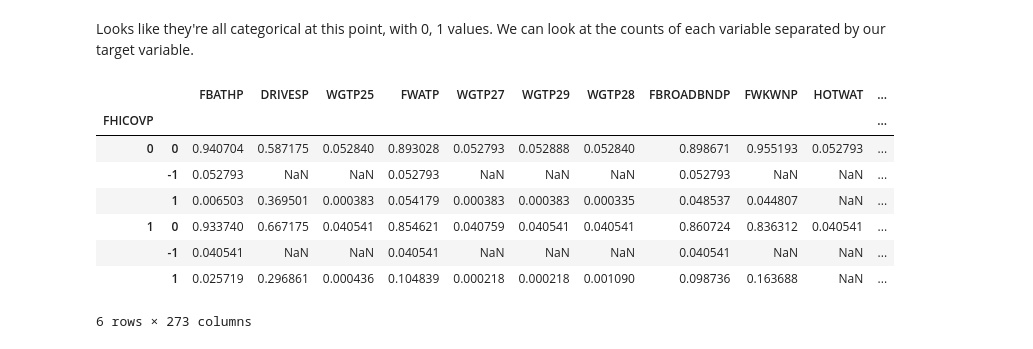
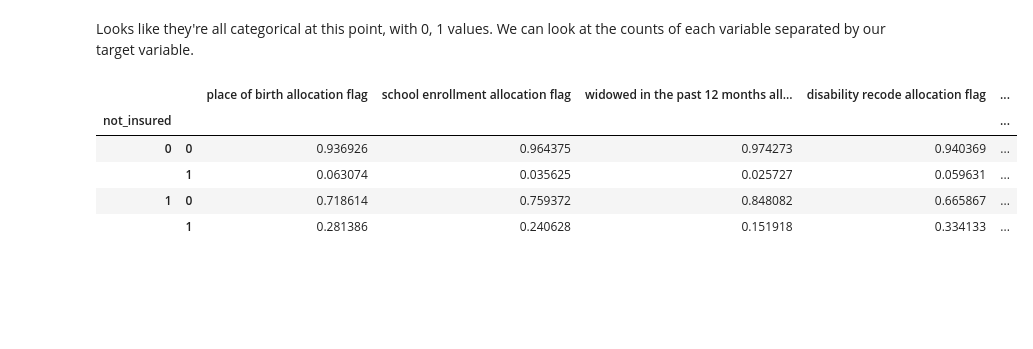
Before and after one commit to kadougherty/census_healthinsurance, a Jupyter notebook: census_healthinsurance_eda.ipynb, the cells around one changed output. Drawn from its saved outputs; the diff is of its cells as text; code cells hidden in the pictures; blank space fills up the shorter version.

```diff
--- a/census_healthinsurance_eda.ipynb
+++ b/census_healthinsurance_eda.ipynb
@@ -436,6 +436,21 @@ print(ndf.shape)
 ndf.shape
 ndf.rename(columns={'FHICOVP':'not_insured'},inplace=True)
 datatype.rename(index={'FHICOVP':'not_insured'},inplace=True)
+
+for column in ndf:
+    if column == 'not_insured':
+        continue
+    else:
+        ndf.rename(columns={column:codedict[column]},inplace=True)
+# %%
+for index in datatype.index:
+    if index == 'not_insured':
+        continue
+    else:
+        ndf.rename(index={index:codedict[index]},inplace=True)
+# %%
+ndf['insured']=ndf['not_insured'].map({0:1,1:0})
+ndf.drop(columns=['not_insured'],inplace=True)
 # %%
 # save new data frame and predictors_df:
 new_df_fname = os.path.join(datadir,'allstates_subsample' + str(nsamples) + '_select_columns.csv')
@@ -484,20 +481,17 @@ array([CategoricalDtype(categories=[0, 1], ordered=False)], dtype=object)
 # %% [markdown]
 Looks like they're all categorical at this point, with 0, 1 values. We can look at the counts of each variable separated by our target variable.
 # %%
-df1 = pd.DataFrame(columns=df.columns)
-df2 = pd.DataFrame(columns=df.columns)
+df1 = pd.DataFrame(columns=ndf.columns)
+df2 = pd.DataFrame(columns=ndf.columns)
 
-for column in df.columns:
-    df1[column] = df.groupby(target)[column].value_counts(normalize=True)  # normalized counts
-    df2[column] = df.groupby(target)[column].value_counts(normalize=False) # counts
+for column in ndf.columns:
+    df1[column] = ndf.groupby('insured')[column].value_counts(normalize=True)  # normalized counts
+    df2[column] = ndf.groupby('insured')[column].value_counts(normalize=False) # counts
 df1.head(10)
 # %% [output]
-|  |  | FBATHP | DRIVESP | WGTP25 | FWATP | WGTP27 | WGTP29 | WGTP28 | FBROADBNDP | FWKWNP | HOTWAT | ... |
-| FHICOVP |  |  |  |  |  |  |  |  |  |  |  | ... |
-| 0 | 0 | 0.940704 | 0.587175 | 0.052840 | 0.893028 | 0.052793 | 0.052888 | 0.052840 | 0.898671 | 0.955193 | 0.052793 | ... |
-|  | -1 | 0.052793 | NaN | NaN | 0.052793 | NaN | NaN | NaN | 0.052793 | NaN | NaN | ... |
-|  | 1 | 0.006503 | 0.369501 | 0.000383 | 0.054179 | 0.000383 | 0.000383 | 0.000335 | 0.048537 | 0.044807 | NaN | ... |
-| 1 | 0 | 0.933740 | 0.667175 | 0.040541 | 0.854621 | 0.040759 | 0.040541 | 0.040541 | 0.860724 | 0.836312 | 0.040541 | ... |
-|  | -1 | 0.040541 | NaN | NaN | 0.040541 | NaN | NaN | NaN | 0.040541 | NaN | NaN | ... |
-|  | 1 | 0.025719 | 0.296861 | 0.000436 | 0.104839 | 0.000218 | 0.000218 | 0.001090 | 0.098736 | 0.163688 | NaN | ... |
+|  |  | place of birth allocation flag | school enrollment allocation flag | widowed in the past 12 months all... | disability recode allocation flag | ... |
+| not_insured |  |  |  |  |  | ... |
+| 0 | 0 | 0.936926 | 0.964375 | 0.974273 | 0.940369 | ... |
+|  | 1 | 0.063074 | 0.035625 | 0.025727 | 0.059631 | ... |
+| 1 | 0 | 0.718614 | 0.759372 | 0.848082 | 0.665867 | ... |
+|  | 1 | 0.281386 | 0.240628 | 0.151918 | 0.334133 | ... |
-6 rows × 273 columns
```
Also changed, not shown: parts of 8 cells of this notebook, 2 other files.
